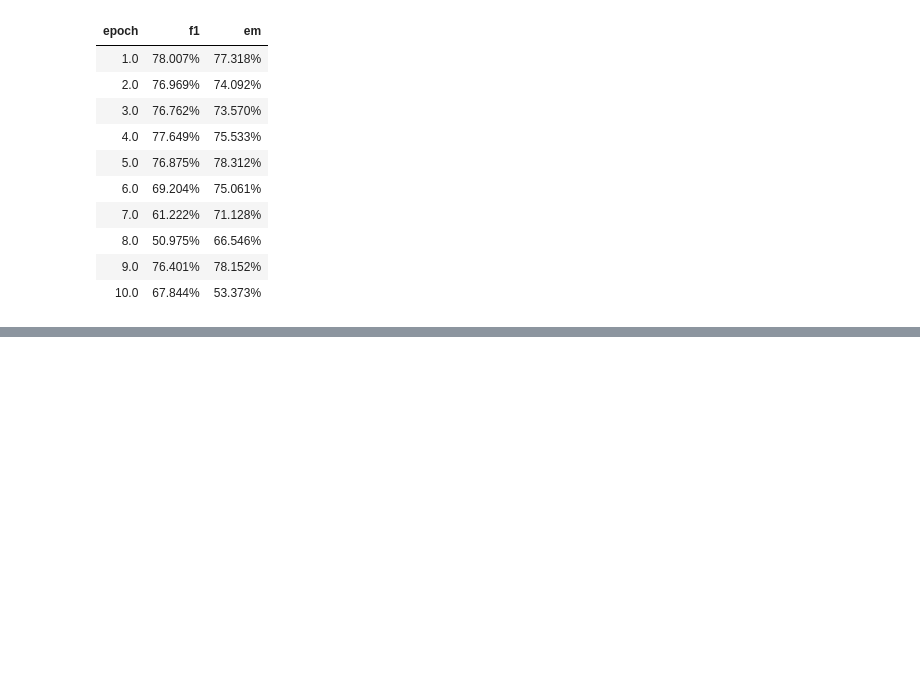
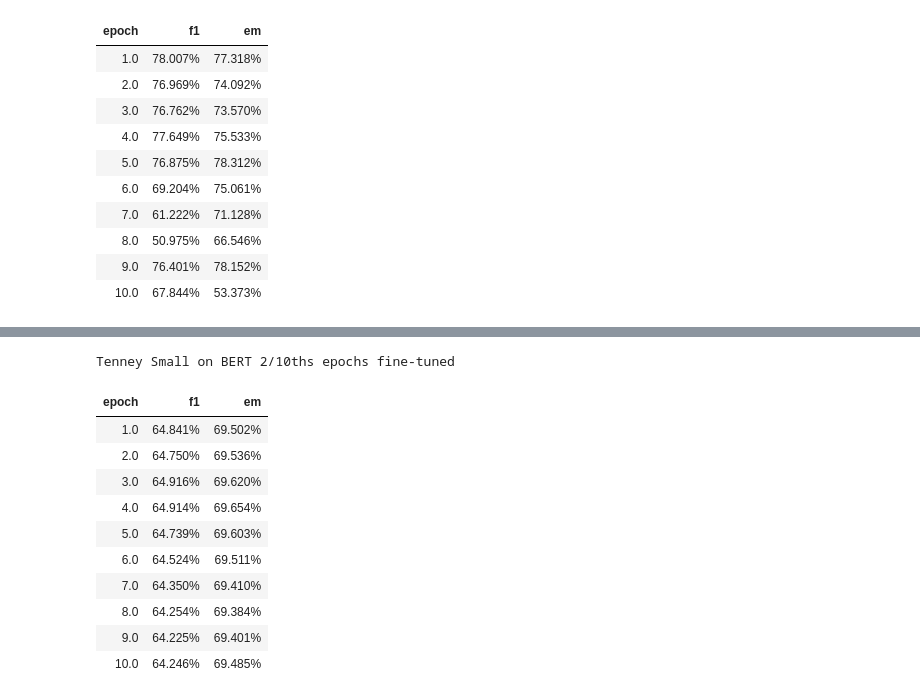
Before and after one commit to cbenge509/BERTVision, a Jupyter notebook: Example Performance Reporting.ipynb, the cells around one changed output, grey strips where cells are left out. Cells and saved outputs as stored; diff of their text form; code cells hidden in the pictures; blank space fills up the shorter version.

```diff
--- a/Example Performance Reporting.ipynb
+++ b/Example Performance Reporting.ipynb
@@ -584,0 +765,45 @@ viz_bert_performance(**kwargs)
+# %%
+import pandas as pd
+from utils.training_utils import *
+
+df = pd.DataFrame({'epoch': {0: 1, 1: 2, 2: 3, 3: 4, 4: 5, 5: 6, 6: 7, 7: 8, 8: 9, 9: 10},
+ 'f1': {0: 0.6484124672298283,
+  1: 0.6475002436409707,
+  2: 0.6491586421554324,
+  3: 0.6491381828805142,
+  4: 0.6473864191499755,
+  5: 0.6452371618972952,
+  6: 0.6435021594032195,
+  7: 0.6425410561510472,
+  8: 0.6422451994091581,
+  9: 0.642455343925787},
+ 'em': {0: 0.6950223195485555,
+  1: 0.695359218394677,
+  2: 0.6962014655099806,
+  3: 0.6965383643561021,
+  4: 0.6960330160869199,
+  5: 0.6951065442600859,
+  6: 0.6940958477217215,
+  7: 0.6938431735871304,
+  8: 0.6940116230101911,
+  9: 0.6948538701254948}})
+# %%
+# Generate table output of F1 / EM performance per epoch
+kwargs = {'df': df,
+          'title': 'Tenney Small on BERT 2/10ths epochs fine-tuned',
+          'cmap': 'BuGn'}
+
+viz_table_scores(**kwargs)
+# %% [output]
+Tenney Small on BERT 2/10ths epochs fine-tuned
+| epoch | f1 | em |
+| 1.0 | 64.841% | 69.502% |
+| 2.0 | 64.750% | 69.536% |
+| 3.0 | 64.916% | 69.620% |
+| 4.0 | 64.914% | 69.654% |
+| 5.0 | 64.739% | 69.603% |
+| 6.0 | 64.524% | 69.511% |
+| 7.0 | 64.350% | 69.410% |
+| 8.0 | 64.254% | 69.384% |
+| 9.0 | 64.225% | 69.401% |
+| 10.0 | 64.246% | 69.485% |
```
Also changed, not shown: parts of 13 cells of this notebook, 8 other files.
